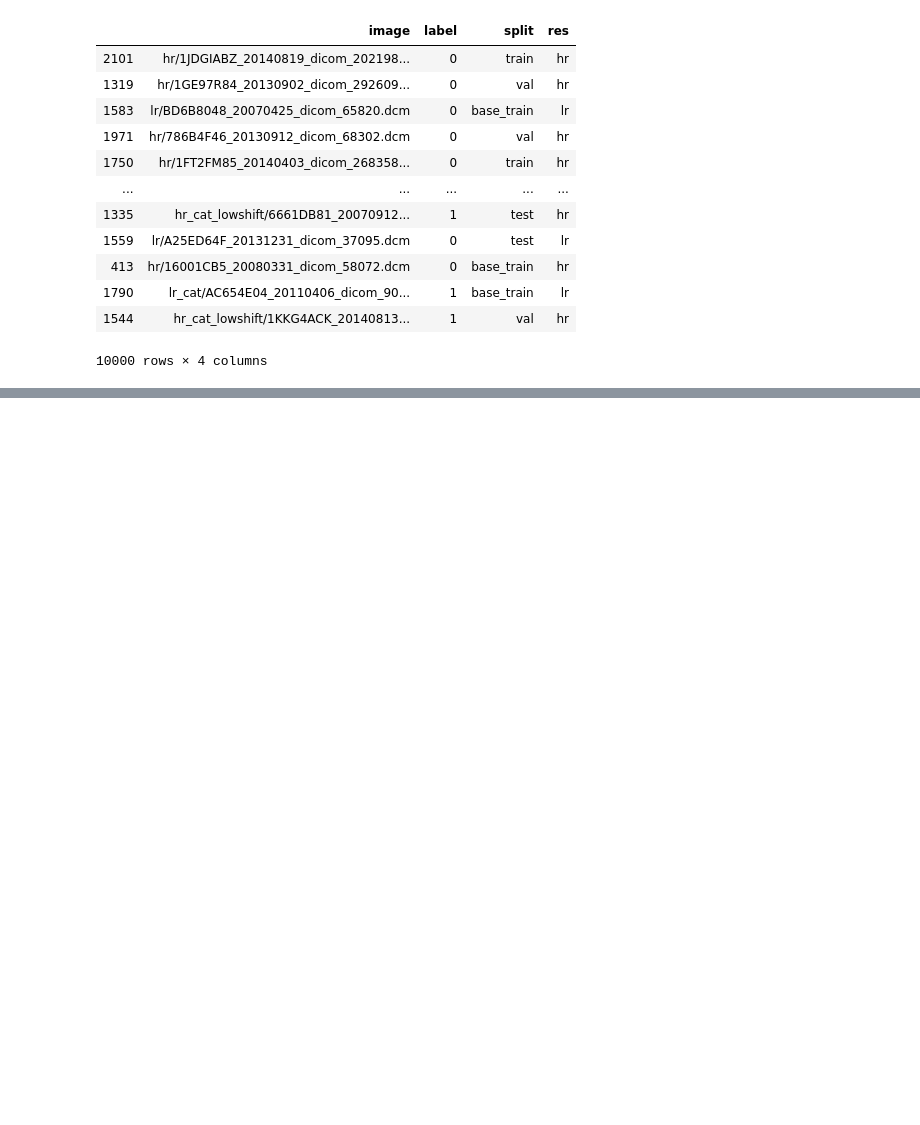
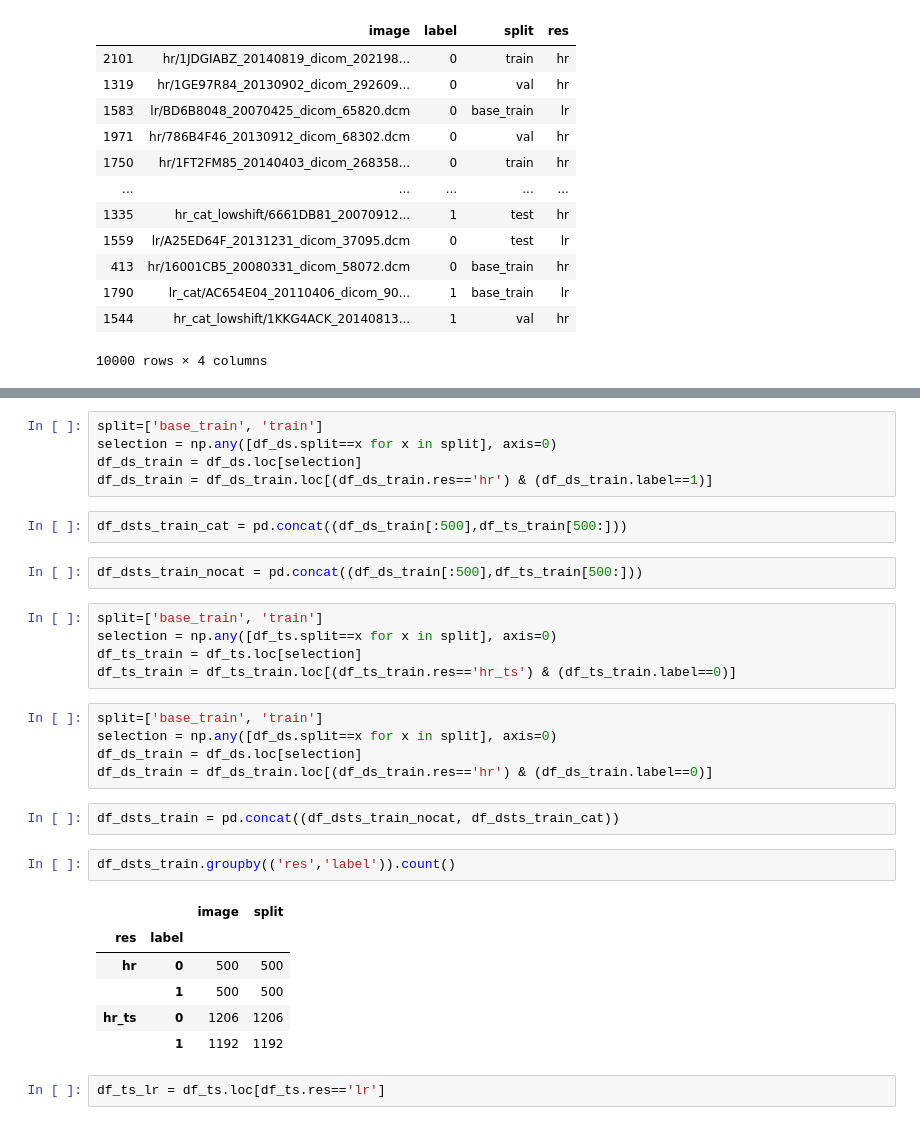
Before and after one commit to cirmuw/dynamicmemory, a Jupyter notebook: CreateDatasets.ipynb, the cells around one changed output, grey strips where cells are left out. Saved outputs shown, nothing was run; the diff lists cells and outputs as text; blank space fills up the shorter version.

```diff
--- a/CreateDatasets.ipynb
+++ b/CreateDatasets.ipynb
@@ -82,0 +73,32 @@ df.shape
+# %%
+split=['base_train', 'train']
+selection = np.any([df_ds.split==x for x in split], axis=0)
+df_ds_train = df_ds.loc[selection]
+df_ds_train = df_ds_train.loc[(df_ds_train.res=='hr') & (df_ds_train.label==1)]
+# %%
+df_dsts_train_cat = pd.concat((df_ds_train[:500],df_ts_train[500:]))
+# %%
+df_dsts_train_nocat = pd.concat((df_ds_train[:500],df_ts_train[500:]))
+# %%
+split=['base_train', 'train']
+selection = np.any([df_ts.split==x for x in split], axis=0)
+df_ts_train = df_ts.loc[selection]
+df_ts_train = df_ts_train.loc[(df_ts_train.res=='hr_ts') & (df_ts_train.label==0)]
+# %%
+split=['base_train', 'train']
+selection = np.any([df_ds.split==x for x in split], axis=0)
+df_ds_train = df_ds.loc[selection]
+df_ds_train = df_ds_train.loc[(df_ds_train.res=='hr') & (df_ds_train.label==0)]
+# %%
+df_dsts_train = pd.concat((df_dsts_train_nocat, df_dsts_train_cat))
+# %%
+df_dsts_train.groupby(('res','label')).count()
+# %% [output]
+|  |  | image | split |
+| res | label |  |  |
+| hr | 0 | 500 | 500 |
+|  | 1 | 500 | 500 |
+| hr_ts | 0 | 1206 | 1206 |
+|  | 1 | 1192 | 1192 |
+# %%
+df_ts_lr = df_ts.loc[df_ts.res=='lr']
```
Also changed, not shown: parts of 11 cells of this notebook, 4 other files.
